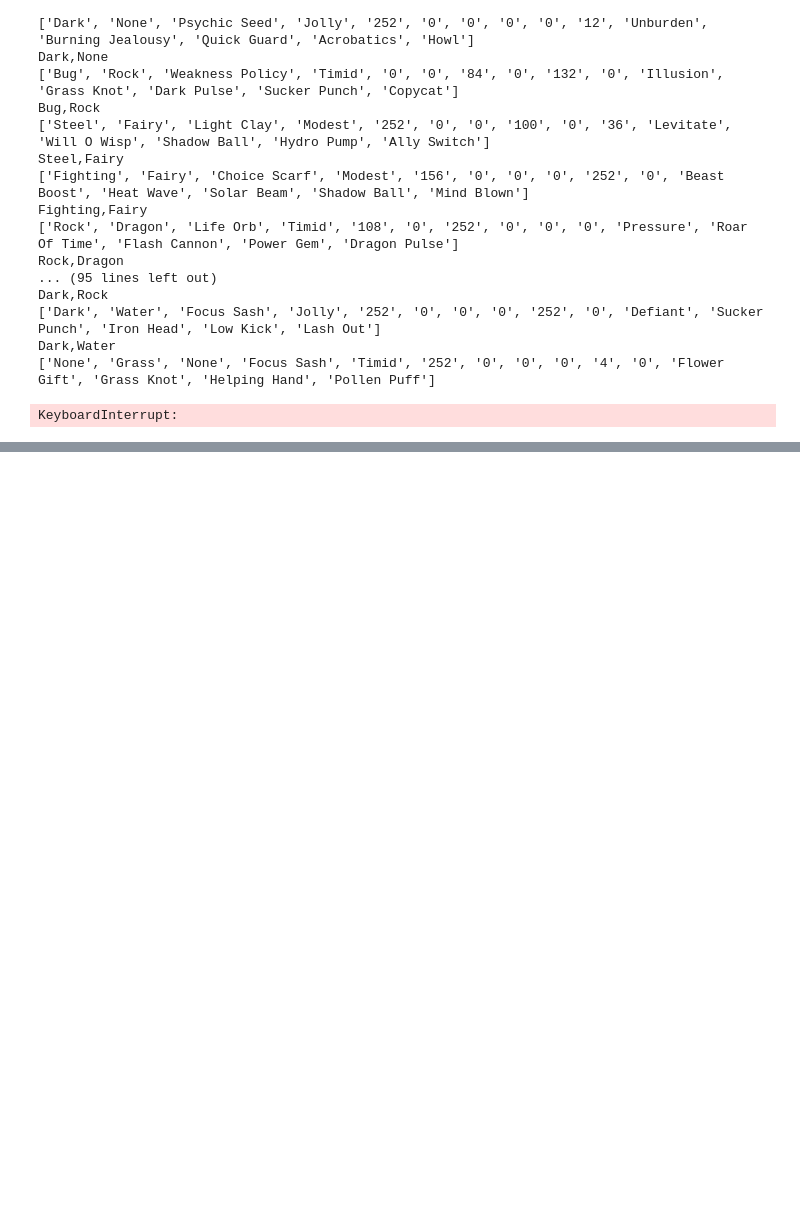
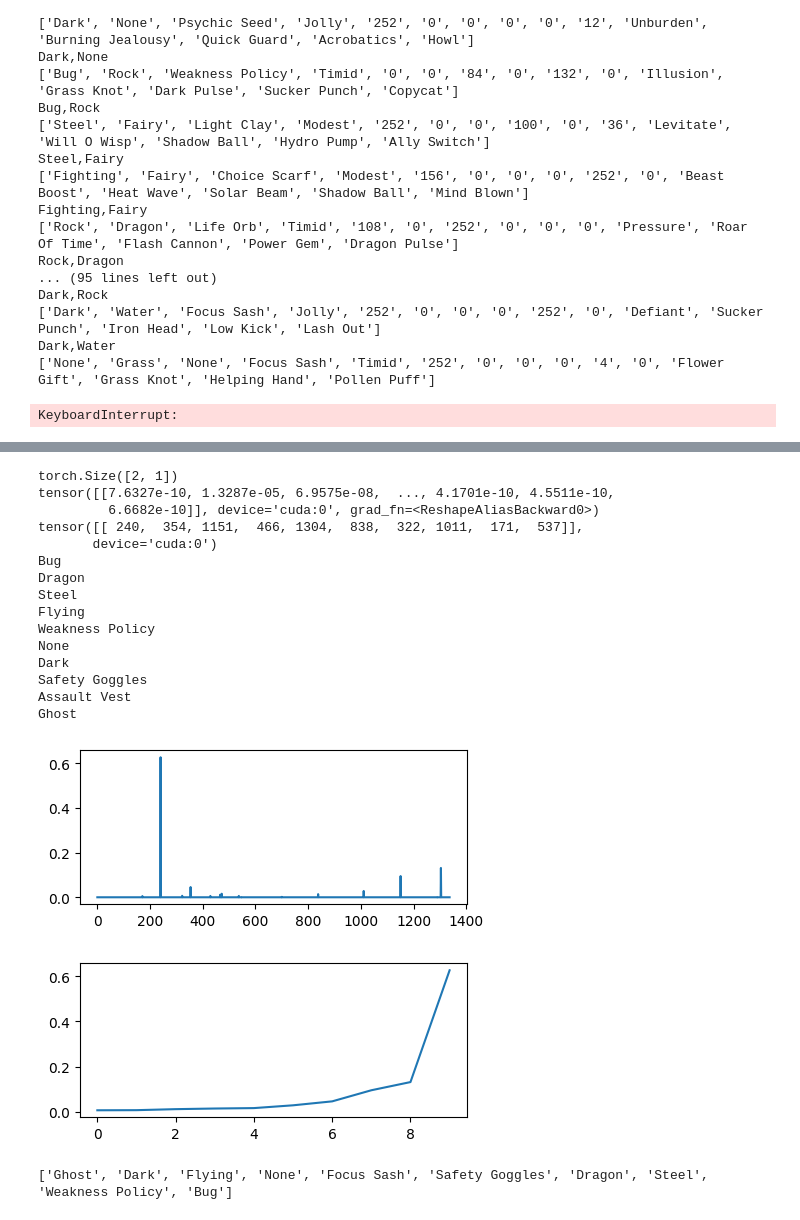
Before and after one commit to AlanOsys/PokemonTransformer, a Jupyter notebook: PokemonTransformerFromScratch.ipynb, the cells around one changed output, grey strips where cells are left out. Cells and saved outputs as stored; diff of their text form; code cells hidden in the pictures; blank space fills up the shorter version.

```diff
--- a/PokemonTransformerFromScratch.ipynb
+++ b/PokemonTransformerFromScratch.ipynb
@@ -792,3 +735,46 @@ for i in BalancedWinrates:
         pString += j+","
     f.write(pString+"\n")
     ##f.write(str(pokemons[i].split(",")[1:]).replace("[","").replace("]","").replace("'","")+"\n")
+# %%
+import matplotlib.pyplot as plt
+inp = torch.tensor(encode(["Fire"]), dtype=torch.long)#encode()
+final = model.generateAttentionMap(inp.to(device))
+out = final[0][0]
+#print([0])
+for ind in final[0][0].tolist():
+    print(decode([ind]))
+probs = final[1]
+
+plot_probs = probs[0].tolist()
+plt.plot(plot_probs)
+plt.show()
+sortedProbsIndexes = sorted(range(len(plot_probs)), key=lambda k: plot_probs[k])[-10:]
+plot_probs.sort()
+xAxis = []
+for x in sortedProbsIndexes:
+    xAxis.append(decode([x]))
+#plt.tick_params(axis='x', which='major', labelsize="8")
+plt.plot(plot_probs[-10:])
+plt.show()
+#for top in plot_probs[-10:]:
+#    print(decode([top]))
+print(xAxis)
+# %% [output]
+torch.Size([2, 1])
+tensor([[7.6327e-10, 1.3287e-05, 6.9575e-08,  ..., 4.1701e-10, 4.5511e-10,
+         6.6682e-10]], device='cuda:0', grad_fn=<ReshapeAliasBackward0>)
+tensor([[ 240,  354, 1151,  466, 1304,  838,  322, 1011,  171,  537]],
+       device='cuda:0')
+Bug
+Dragon
+Steel
+Flying
+Weakness Policy
+None
+Dark
+Safety Goggles
+Assault Vest
+Ghost
+[figure, added]
+[figure, added]
+['Ghost', 'Dark', 'Flying', 'None', 'Focus Sash', 'Safety Goggles', 'Dragon', 'Steel', 'Weakness Policy', 'Bug']
```
Also changed, not shown: parts of 5 cells of this notebook.
